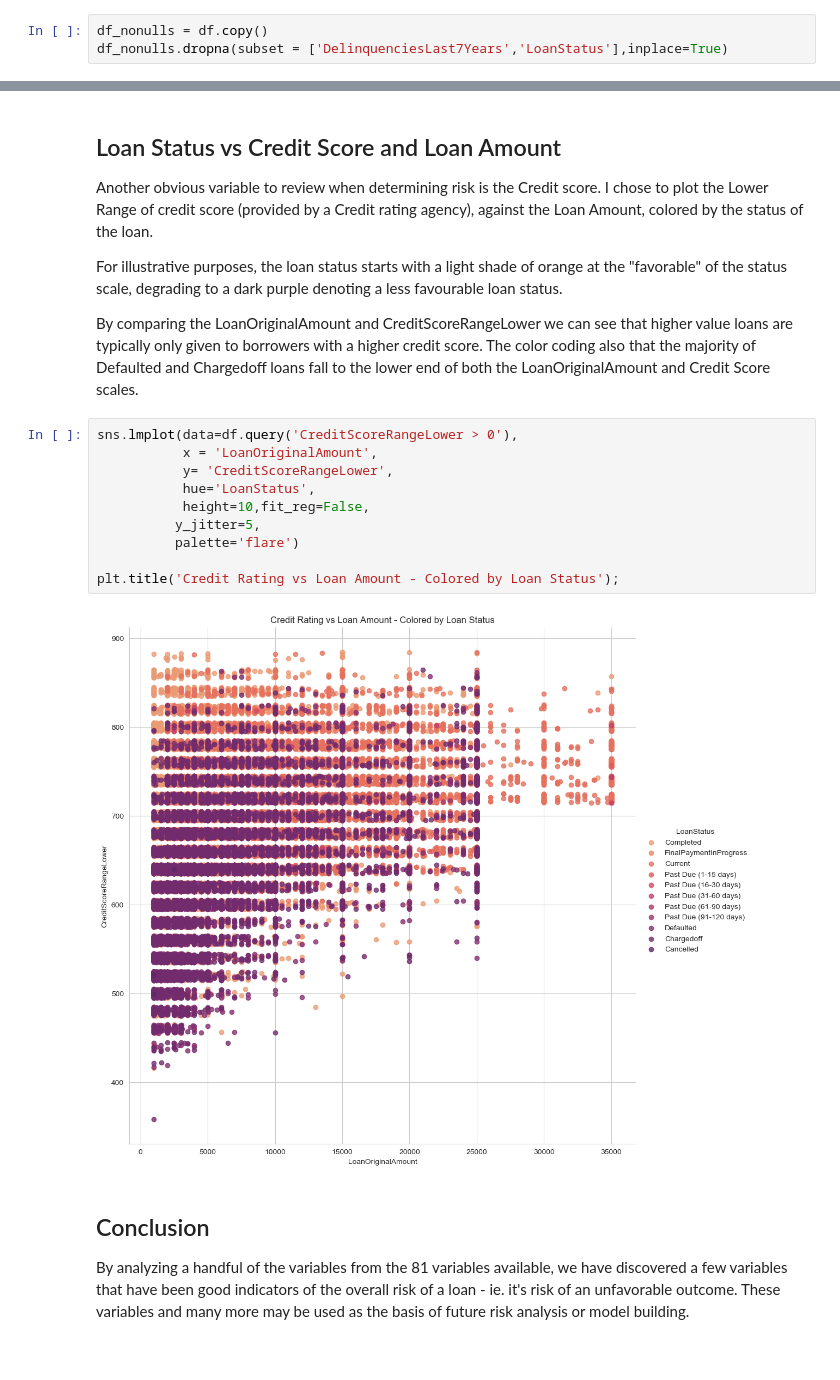
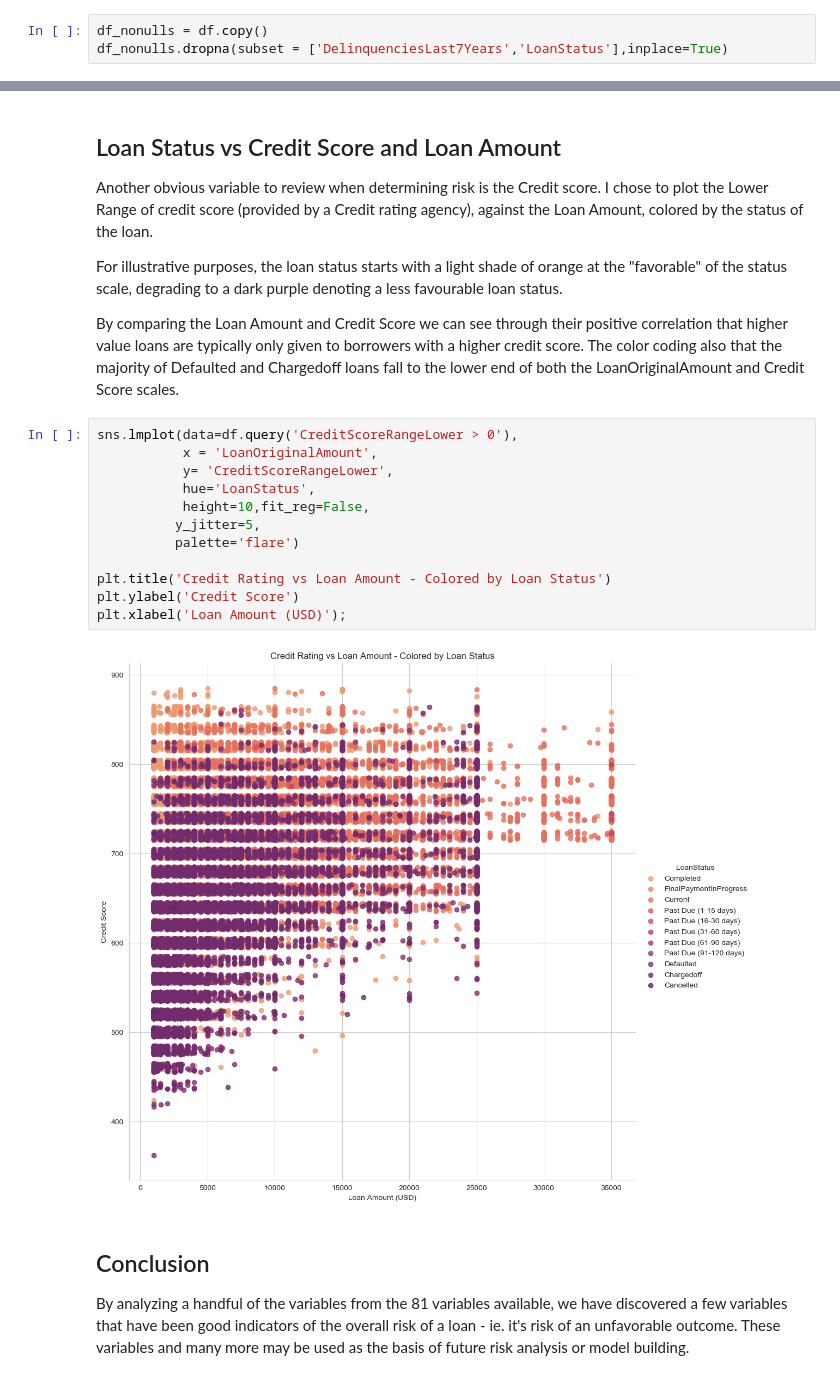
Before and after one commit to Tavnuh/Udacity-Communicate-Data-Findings, a Jupyter notebook: prosper_loans_slides.ipynb, the cells around one changed output, grey strips where cells are left out. Drawn from its saved outputs; the diff is of its cells as text.

```diff
--- a/prosper_loans_slides.ipynb
+++ b/prosper_loans_slides.ipynb
@@ -97,19 +100,21 @@ Another obvious variable to review when determining risk is the Credit score. I
 
 For illustrative purposes, the loan status starts with a light shade of orange at the "favorable" of the status scale, degrading to a dark purple denoting a less favourable loan status.
 
-By comparing the LoanOriginalAmount and CreditScoreRangeLower we can see that higher value loans are typically only given to borrowers with a higher credit score. The color coding also that the majority of Defaulted and Chargedoff loans fall to the lower end of both the LoanOriginalAmount and Credit Score scales.
+By comparing the Loan Amount and Credit Score we can see through their positive correlation that higher value loans are typically only given to borrowers with a higher credit score. The color coding also that the majority of Defaulted and Chargedoff loans fall to the lower end of both the LoanOriginalAmount and Credit Score scales.
 # %%
 sns.lmplot(data=df.query('CreditScoreRangeLower > 0'),
            x = 'LoanOriginalAmount',
            y= 'CreditScoreRangeLower',
            hue='LoanStatus',
            height=10,fit_reg=False,
           y_jitter=5,
           palette='flare')
 
-plt.title('Credit Rating vs Loan Amount - Colored by Loan Status');
+plt.title('Credit Rating vs Loan Amount - Colored by Loan Status')
+plt.ylabel('Credit Score')
+plt.xlabel('Loan Amount (USD)');
 # %% [output]
-[figure, old version]
+[figure, new version]
 # %% [markdown]
 ## Conclusion
 
```
Also changed, not shown: parts of 3 cells of this notebook, 2 other files.
